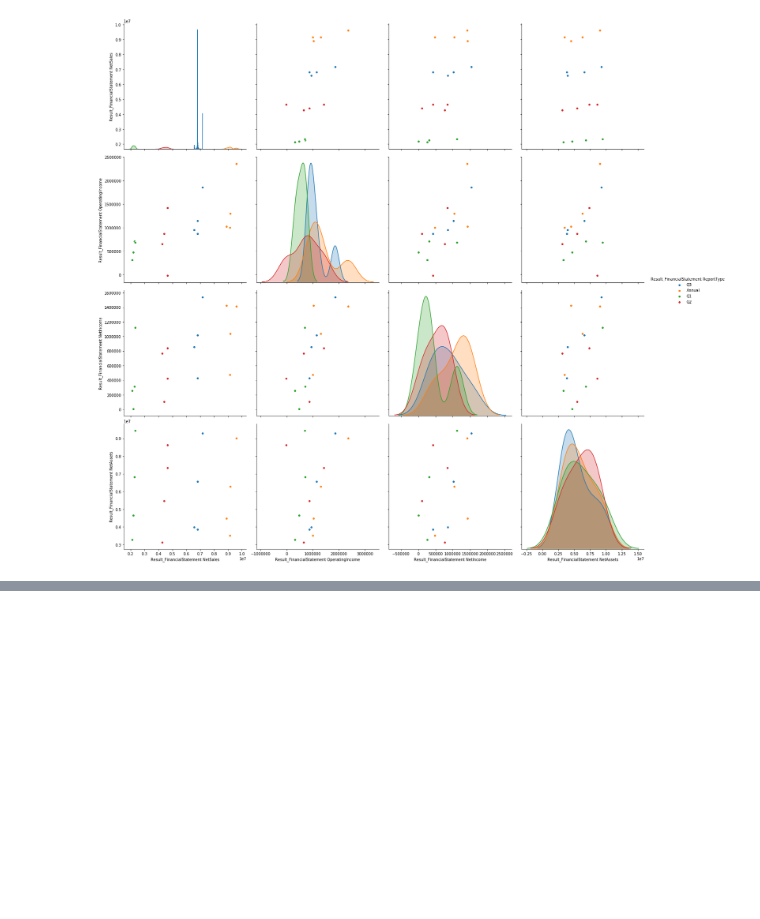
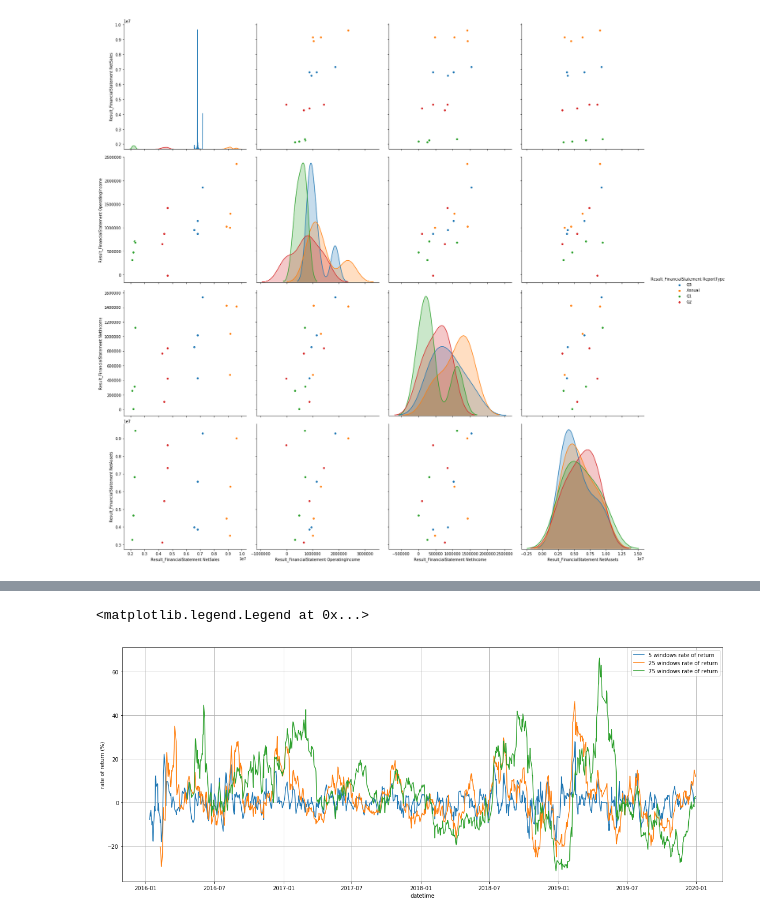
Before and after one commit to Takuzo01/signate_quants, a Jupyter notebook: quants_analysis.ipynb, the cells around one changed output, grey strips where cells are left out. Saved outputs shown, nothing was run; the diff lists cells and outputs as text; code cells hidden in the pictures; blank space fills up the shorter version.

```diff
--- a/quants_analysis.ipynb
+++ b/quants_analysis.ipynb
@@ -65,0 +175,30 @@ sns.pairplot(fin_data[columns], hue="Result_FinancialStatement ReportType", heig
+# %%
+# stock_priceの読み込み
+price = dfs["stock_price"]
+
+# 特定の銘柄コードに絞り込み
+code = 9984
+price_data = price[price["Local Code"] == code]
+# 2019年までの値を表示
+price_data = price_data[:"2019"].copy()
+
+# 5日、25日、75日の価格変化率を算出
+periods = [5, 25, 75]
+cols = []
+for period in periods:
+    col = "{} windows rate of return".format(period)
+    price_data[col] = price_data["EndOfDayQuote ExchangeOfficialClose"].pct_change(period) * 100
+    cols.append(col)
+
+# プロット
+fig, ax = plt.subplots(figsize=(20, 8))
+
+for col in cols:
+    ax.plot(price_data[col], label=col)
+ax.set_ylabel("rate of return (%)")
+ax.set_xlabel("datetime")
+ax.grid(True)
+ax.legend()
+# %% [output]
+<matplotlib.legend.Legend at 0x...>
+[figure, added]
```
Also changed, not shown: parts of 6 cells of this notebook.
